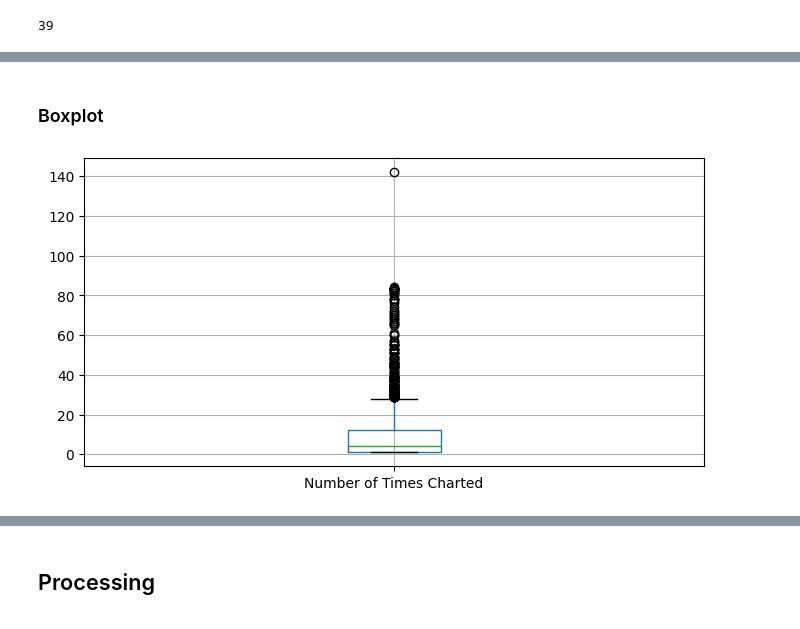
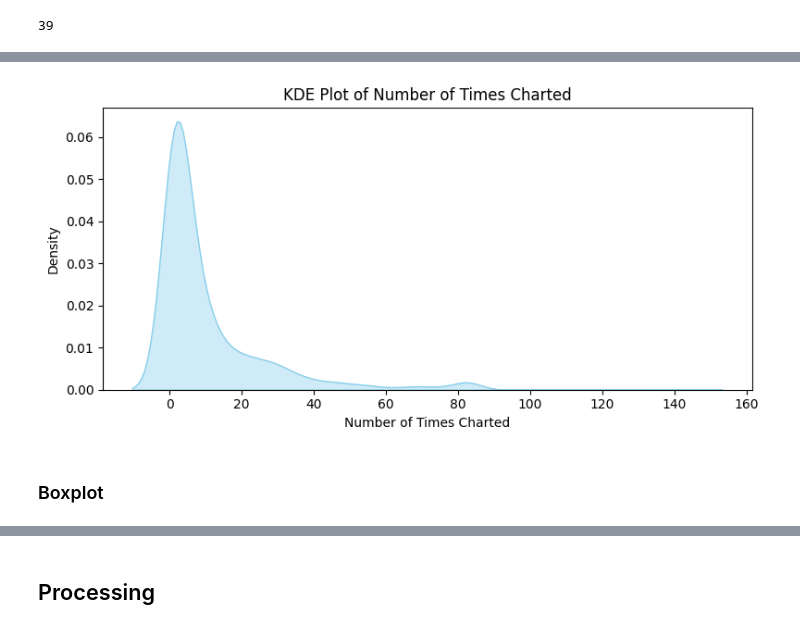
Before and after one commit to ikoghoddds-bit/Data-Science-Portfolio-C21, a Jupyter notebook: Projects/Project-4/Spotify_Pass_2.ipynb, the cells around one changed output, grey strips where cells are left out. Saved outputs shown, nothing was run; the diff lists cells and outputs as text; code cells hidden in the pictures.

```diff
--- a/Projects/Project-4/Spotify_Pass_2.ipynb
+++ b/Projects/Project-4/Spotify_Pass_2.ipynb
@@ -370,11 +364,14 @@ plt.show()
+# %%
+# Plot a smoothed KDE curve showing the continuous probability distribution of the feature
+
+plt.figure(figsize=(8, 4))
+sns.kdeplot(data=df, x=feature, fill=True, color='skyblue', alpha=0.4)
+plt.title('KDE Plot of Number of Times Charted')
+plt.xlabel('Number of Times Charted')
+plt.ylabel('Density')
+plt.tight_layout()
+plt.show()
+# %% [output]
+[figure, added]
 # %% [markdown]
 ### Boxplot
-# %%
-# Create a boxplot to visualize the spread and identify outliers for the 'Number of Times Charted' feature
-
-plt.figure(figsize=(8,4))
-
-df.boxplot(column='Number of Times Charted')
-plt.show()
-# %% [output]
-[figure, removed]
```
Also changed, not shown: parts of 19 cells of this notebook.
